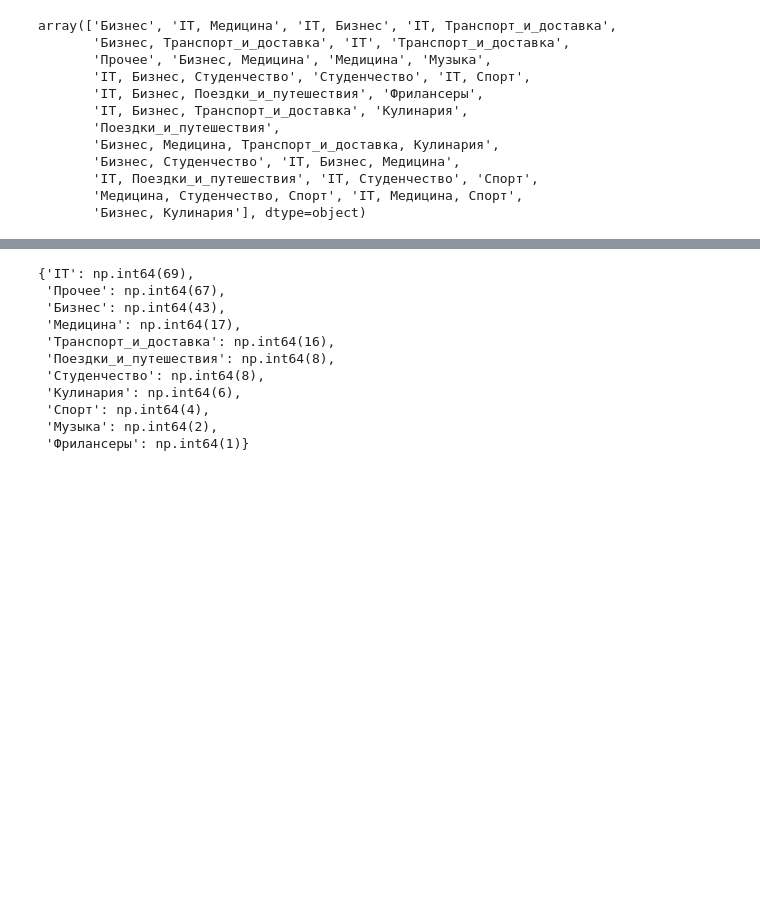
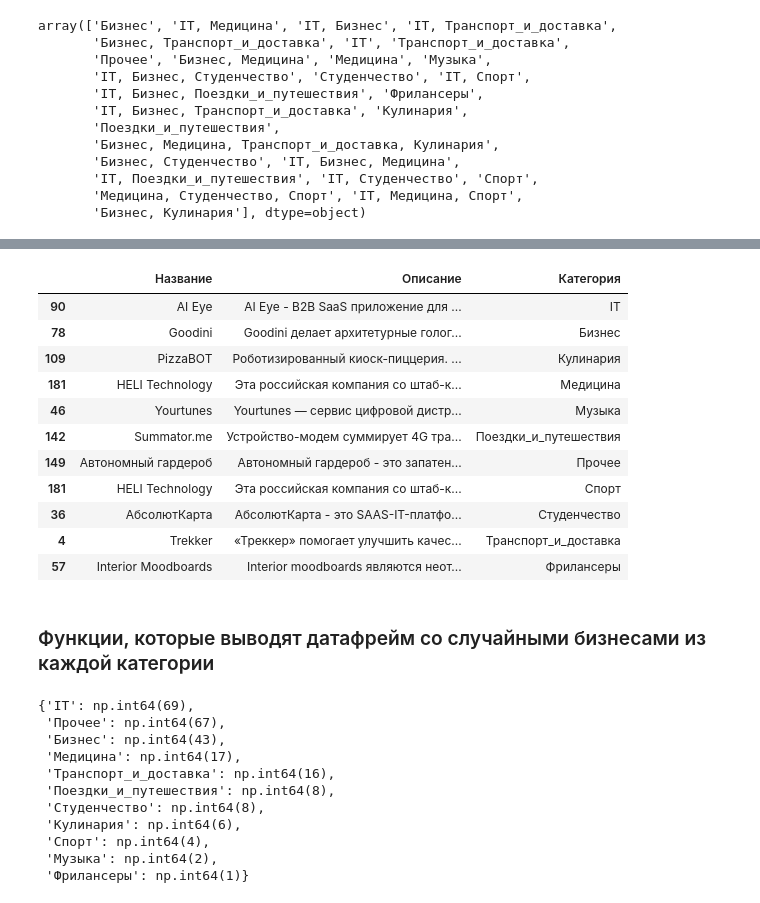
Before and after one commit to panchill/Startup-analytics, a Jupyter notebook: Startup_analytics.ipynb, the cells around one changed output, grey strips where cells are left out. Saved outputs shown, nothing was run; the diff lists cells and outputs as text; code cells hidden in the pictures; blank space fills up the shorter version.

```diff
--- a/Startup_analytics.ipynb
+++ b/Startup_analytics.ipynb
@@ -157,3 +119,50 @@ array(['Бизнес', 'IT, Медицина', 'IT, Бизнес', 'IT, Тран
+# %%
+# Функция для разбиения категорий
+def explode_categories(df):
+    df_exploded = df.assign(Категория=df['Категория'].str.split(', ')).explode('Категория')
+    return df_exploded
+
+# Функция для выбора случайного стартапа в каждой категории
+def get_random_startup_by_category(df, columns_to_display):
+    # Проверка на наличие всех столбцов в DataFrame
+    missing_columns = [col for col in columns_to_display if col not in df.columns]
+    if missing_columns:
+        raise ValueError(f"Следующие столбцы отсутствуют в DataFrame: {missing_columns}")
+
+    random_startups = []
+    grouped = df.groupby('Категория')  # Группируем по категории
+
+    for category, group in grouped:
+        random_startup = group.sample(1)  # Выбираем 1 случайный стартап из группы
+        random_startups.append(random_startup)
+
+    # Соединяем результаты в один DataFrame
+    result_df = pd.concat(random_startups)
+
+    # Отображаем только нужные столбцы
+    return result_df[columns_to_display]
+
+# Пример вызова
+columns_to_display = ['Название', 'Описание', 'Категория']
+df_exploded = explode_categories(df)  # Предполагаем, что df определён
+random_startups_df = get_random_startup_by_category(df_exploded, columns_to_display)
+
+random_startups_df
+# %% [output]
+|  | Название | Описание | Категория |
+| 90 | AI Eye | AI Eye - B2B SaaS приложение для ... | IT |
+| 78 | Goodini | Goodini делает архитетурные голог... | Бизнес |
+| 109 | PizzaBOT | Роботизированный киоск-пиццерия. ... | Кулинария |
+| 181 | HELI Technology | Эта российская компания со штаб-к... | Медицина |
+| 46 | Yourtunes | Yourtunes — сервис цифровой дистр... | Музыка |
+| 142 | Summator.me | Устройство-модем суммирует 4G тра... | Поездки_и_путешествия |
+| 149 | Автономный гардероб | Автономный гардероб - это запатен... | Прочее |
+| 181 | HELI Technology | Эта российская компания со штаб-к... | Спорт |
+| 36 | АбсолютКарта | АбсолютКарта - это SAAS-IT-платфо... | Студенчество |
+| 4 | Trekker | «Треккер» помогает улучшить качес... | Транспорт_и_доставка |
+| 57 | Interior Moodboards | Interior moodboards являются неот... | Фрилансеры |
+# %% [markdown]
+### Функции, которые выводят датафрейм со случайными бизнесами из каждой категории
 # %%
 # Функция для подсчета всех категорий, содержащих подкатегорию
 def count_subcategory_occurrences(df, subcategories):
```
Also changed, not shown: parts of 23 cells of this notebook, 1 other file.
